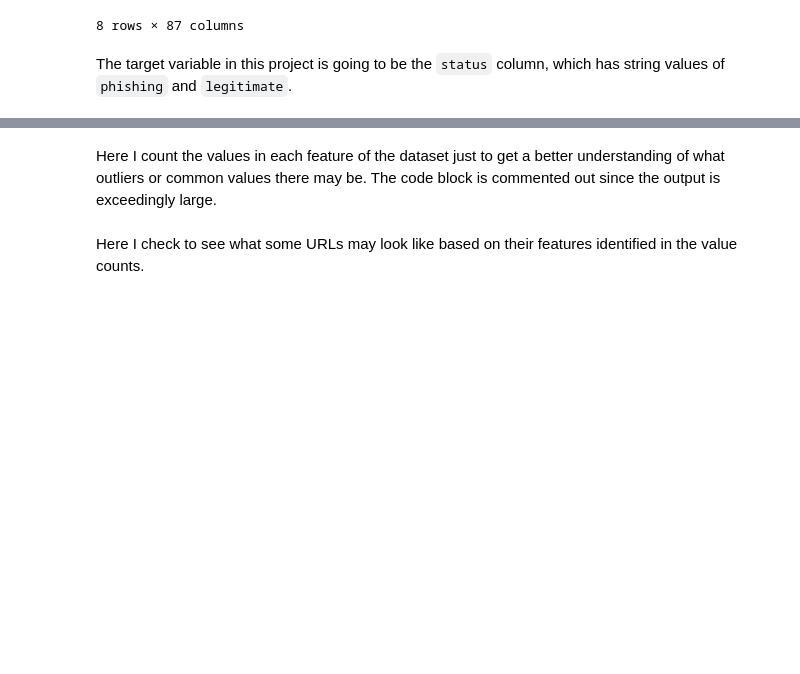
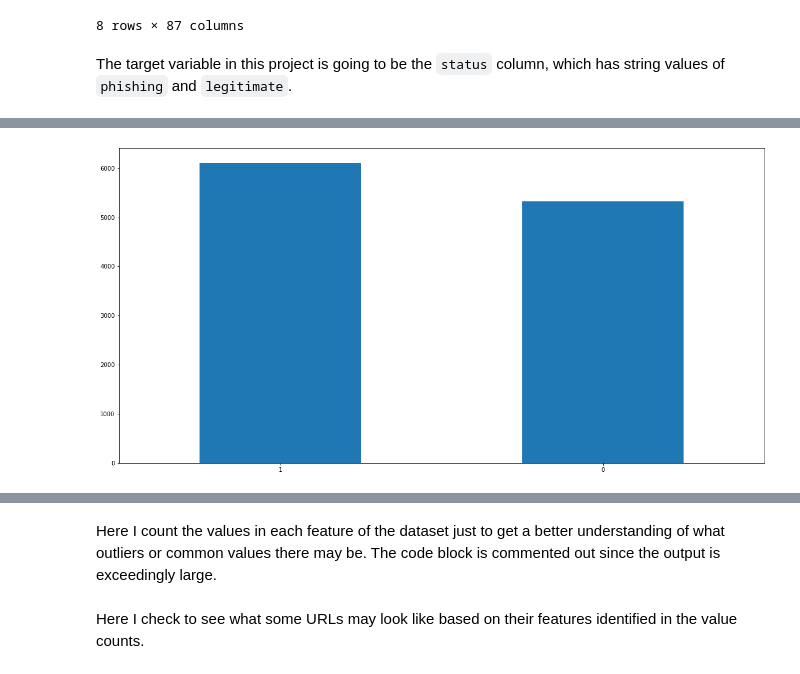
Before and after one commit to petercvuong/Phishing-Detector-Capstone, a Jupyter notebook: Phishing Project Notebook.ipynb, the cells around one changed output, grey strips where cells are left out. Saved outputs shown, nothing was run; the diff lists cells and outputs as text; code cells hidden in the pictures; blank space fills up the shorter version.

```diff
--- a/Phishing Project Notebook.ipynb
+++ b/Phishing Project Notebook.ipynb
@@ -118,0 +123,5 @@ df['status'].value_counts().plot(kind='bar');
+# %%
+# Checking the distribution of the google_index feature
+df['google_index'].value_counts().plot(kind='bar', rot = 0);
+# %% [output]
+[figure, added]
```
Also changed, not shown: parts of 32 cells of this notebook, 14 other files.
